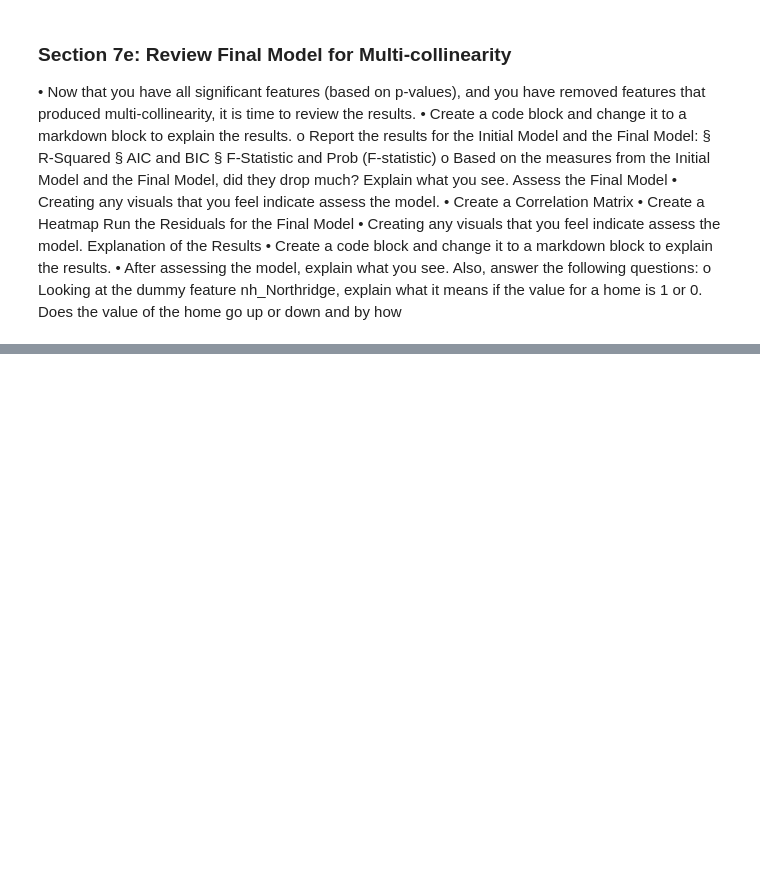
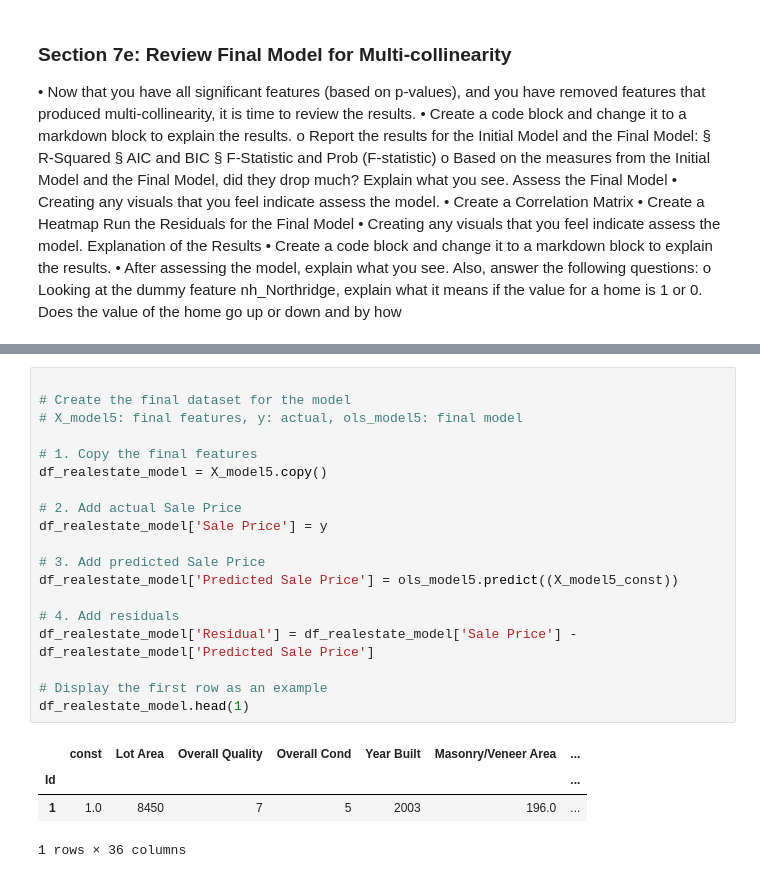
Before and after one commit to IKSHRESTHA/Data-Understanding-Assignment-MTSU, a Jupyter notebook: HW06/HW06_ShresthaK.ipynb, the cells around one changed output, grey strips where cells are left out. Cells and saved outputs as stored; diff of their text form; blank space fills up the shorter version.

```diff
--- a/HW06/HW06_ShresthaK.ipynb
+++ b/HW06/HW06_ShresthaK.ipynb
@@ -652,0 +690,24 @@ The final model is strong, statistically sound, and free from multicollinearity.
+# %%
+
+# Create the final dataset for the model
+# X_model5: final features, y: actual, ols_model5: final model
+
+# 1. Copy the final features
+df_realestate_model = X_model5.copy()
+
+# 2. Add actual Sale Price
+df_realestate_model['Sale Price'] = y
+
+# 3. Add predicted Sale Price
+df_realestate_model['Predicted Sale Price'] = ols_model5.predict((X_model5_const))
+
+# 4. Add residuals
+df_realestate_model['Residual'] = df_realestate_model['Sale Price'] - df_realestate_model['Predicted Sale Price']
+
+# Display the first row as an example
+df_realestate_model.head(1)
+# %% [output]
+|  | const | Lot Area | Overall Quality | Overall Cond | Year Built | Masonry/Veneer Area | ... |
+| Id |  |  |  |  |  |  | ... |
+| 1 | 1.0 | 8450 | 7 | 5 | 2003 | 196.0 | ... |
+1 rows × 36 columns
```
Also changed, not shown: parts of 13 cells of this notebook.
